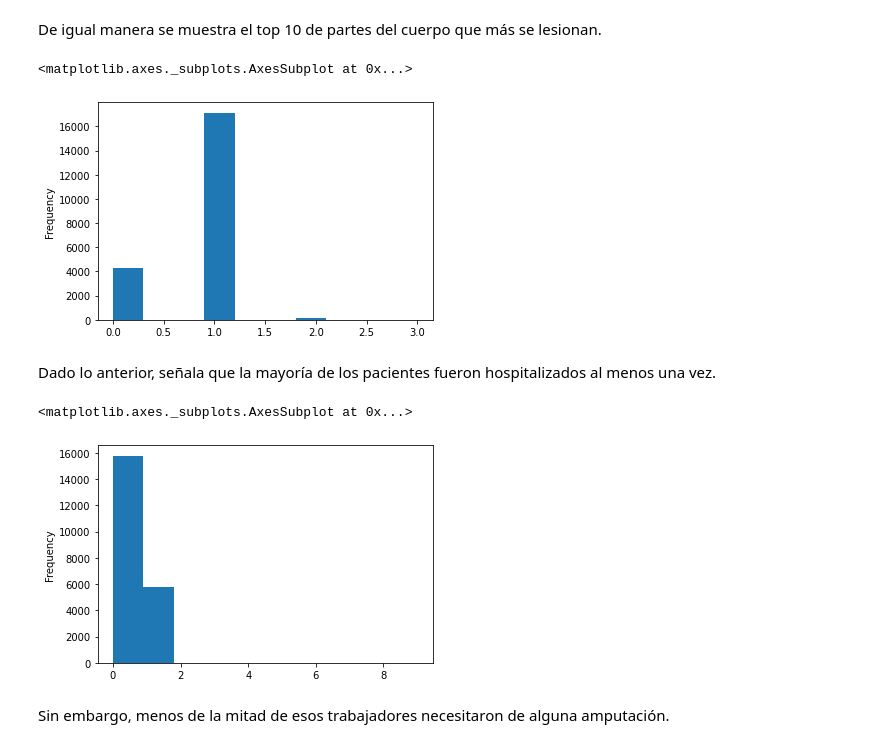
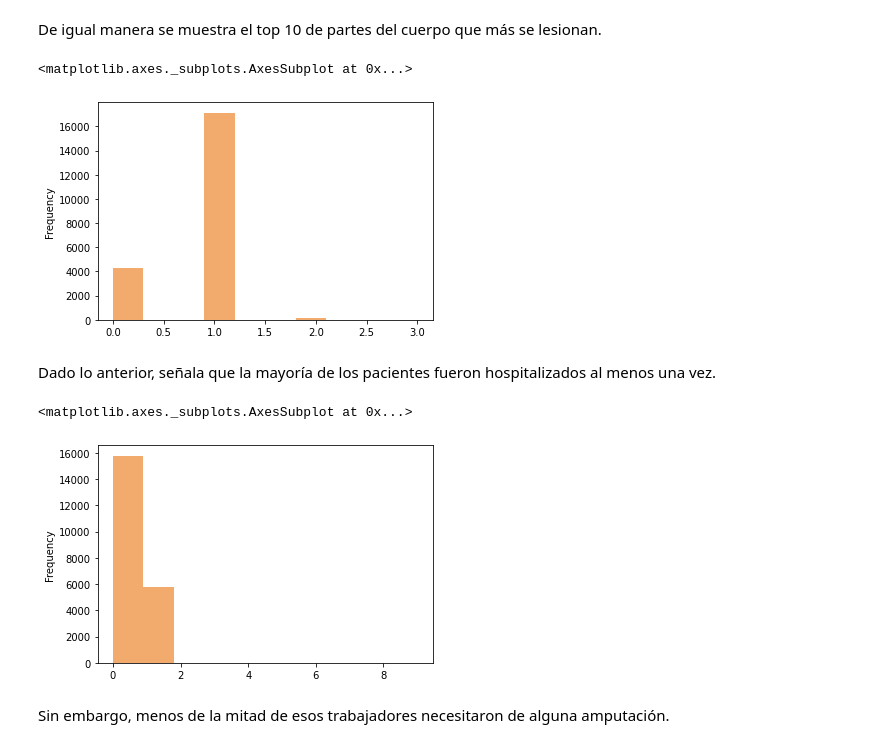
Before and after one commit to JisbethDiaz/FCFM_Miner-a_de_Datos, a Jupyter notebook: Avance2_PIA_Equipo4.ipynb, the cells around one changed output. Saved outputs shown, nothing was run; the diff lists cells and outputs as text; code cells hidden in the pictures.

```diff
--- a/Avance2_PIA_Equipo4.ipynb
+++ b/Avance2_PIA_Equipo4.ipynb
@@ -446,17 +446,17 @@ datos['Part of Body Title'].value_counts().head(10).plot.bar()
 # %% [markdown]
 De igual manera se muestra el top 10 de partes del cuerpo que más se lesionan.
 # %%
-datos['Hospitalized'].plot.hist()
+datos['Hospitalized'].plot.hist(color='#F2AB6D')
 # %% [output]
 <matplotlib.axes._subplots.AxesSubplot at 0x...>
-[figure, old version]
+[figure, new version]
 # %% [markdown]
 Dado lo anterior, señala que la mayoría de los pacientes fueron hospitalizados al menos una vez.
 # %%
-datos['Amputation'].plot.hist()
+datos['Amputation'].plot.hist(color='#F2AB6D')
 # %% [output]
 <matplotlib.axes._subplots.AxesSubplot at 0x...>
-[figure, old version]
+[figure, new version]
 # %% [markdown]
 Sin embargo, menos de la mitad de esos trabajadores necesitaron de alguna amputación.
 # %% [markdown]
```
Also changed, not shown: parts of 8 cells of this notebook.
